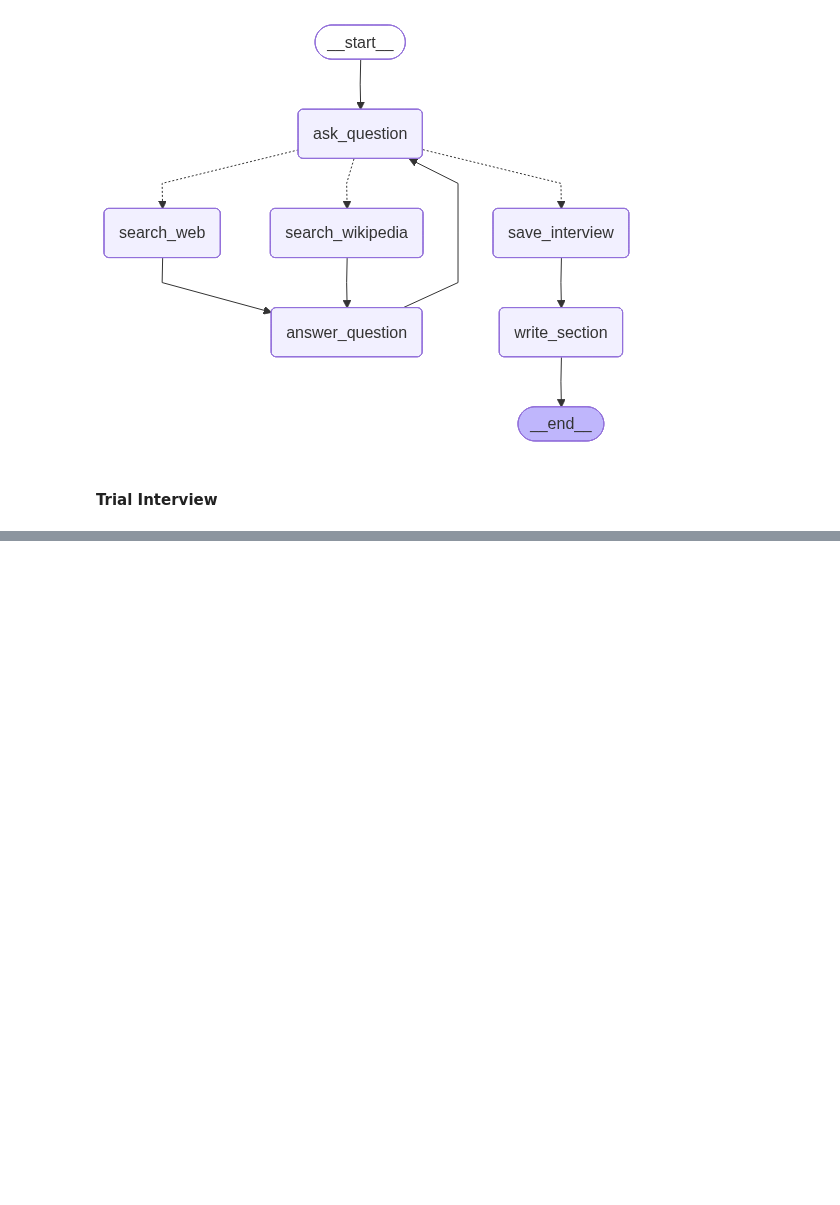
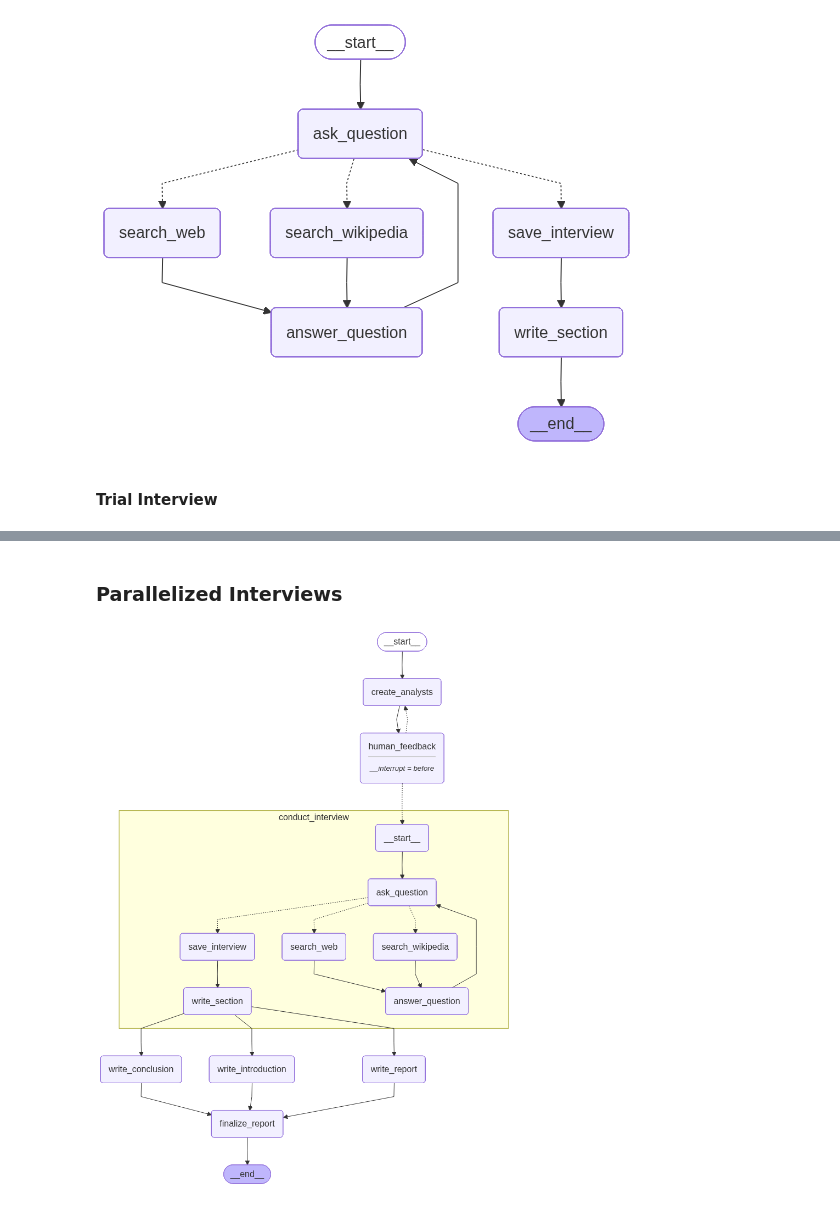
Before and after one commit to Addyzee/research-assistant, a Jupyter notebook: my-research-assistant.ipynb, the cells around one changed output, grey strips where cells are left out. Saved outputs shown, nothing was run; the diff lists cells and outputs as text; code cells hidden in the pictures; blank space fills up the shorter version.

Commit message:
complete whole graph

```diff
--- a/my-research-assistant.ipynb
+++ b/my-research-assistant.ipynb
@@ -201,11 +207,11 @@ Description: Lindiwe Ndlovu is the founder of a successful AI startup that provi
 # %%
 class InterviewState(BaseModel):
     messages: Annotated[list[AnyMessage], add_messages]
-    context: Annotated[list[str], operator.add]
+    context: Annotated[list[str], operator.add] = []
     interview: str | None = None
-    max_num_of_turns: int
+    max_num_of_turns: int = 2
     analyst: AnalystPersona
-    sections: list[str]
+    sections: list[str] = []
 
 
 question_instructions = """You are an analyst tasked with interviewing an expert to learn about a specific topic.
@@ -501,0 +506,16 @@ In conclusion, while the path to AI adoption in African SMEs is fraught with cha
+# %% [markdown]
+### Parallelized Interviews
+# %%
+def initiate_all_interviews(state: WholeGraphState):
+    """ Run each interview using send in parallel"""
+    if state.human_analyst_feedback or not state.analysts:
+        return "create_analysts"
+
+    else:
+        topic = state.topic
+        return [Send
+                ("conduct_interview",
+                 InterviewState(
+                     analyst=analyst,
+                     messages=[HumanMessage(content=f"So you said you were writing an article on {topic}?")],
+                     )) for analyst in state.analysts]
@@ -501,0 +640,26 @@ In conclusion, while the path to AI adoption in African SMEs is fraught with cha
+# %%
+builder = StateGraph(WholeGraphState)
+builder.add_node("create_analysts", create_analysts)
+builder.add_node("human_feedback", get_human_feedback)
+builder.add_node("conduct_interview", interview_builder.compile())
+builder.add_node("write_report",write_report)
+builder.add_node("write_introduction",write_introduction)
+builder.add_node("write_conclusion",write_conclusion)
+builder.add_node("finalize_report",finalize_report)
+
+# Logic
+builder.add_edge(START, "create_analysts")
+builder.add_edge("create_analysts", "human_feedback")
+builder.add_conditional_edges("human_feedback", initiate_all_interviews, ["create_analysts", "conduct_interview"])
+builder.add_edge("conduct_interview", "write_report")
+builder.add_edge("conduct_interview", "write_introduction")
+builder.add_edge("conduct_interview", "write_conclusion")
+builder.add_edge(["write_introduction", "write_conclusion", "write_report"], "finalize_report")
+builder.add_edge("finalize_report", END)
+
+# Compile
+memory = MemorySaver()
+graph = builder.compile(interrupt_before=['human_feedback'], checkpointer=memory)
+display(Image(graph.get_graph(xray=1).draw_mermaid_png()))
+# %% [output]
+[figure, added]
```
Also changed, not shown: parts of 13 cells of this notebook.
